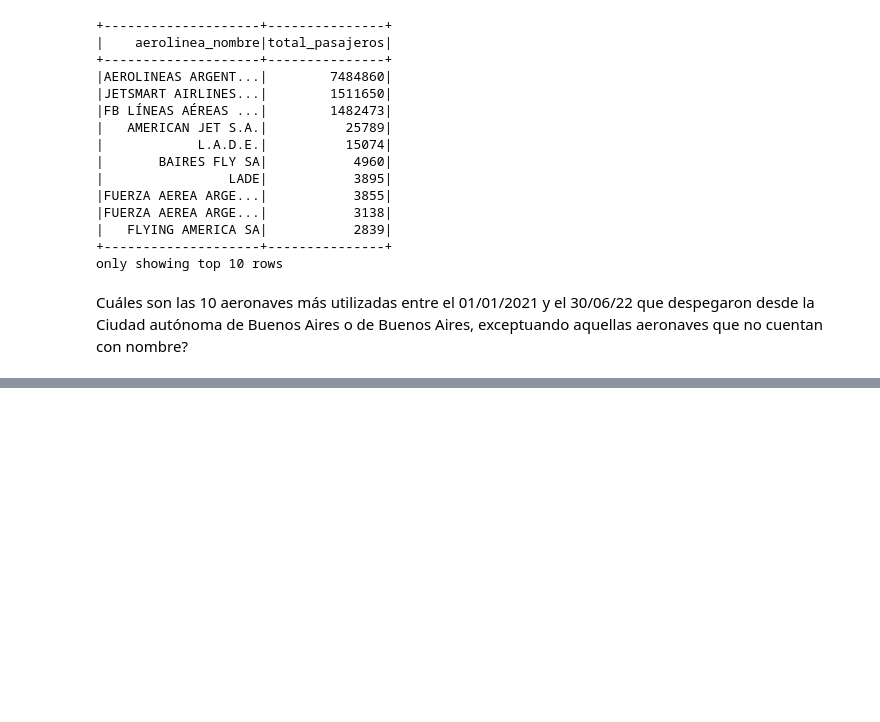
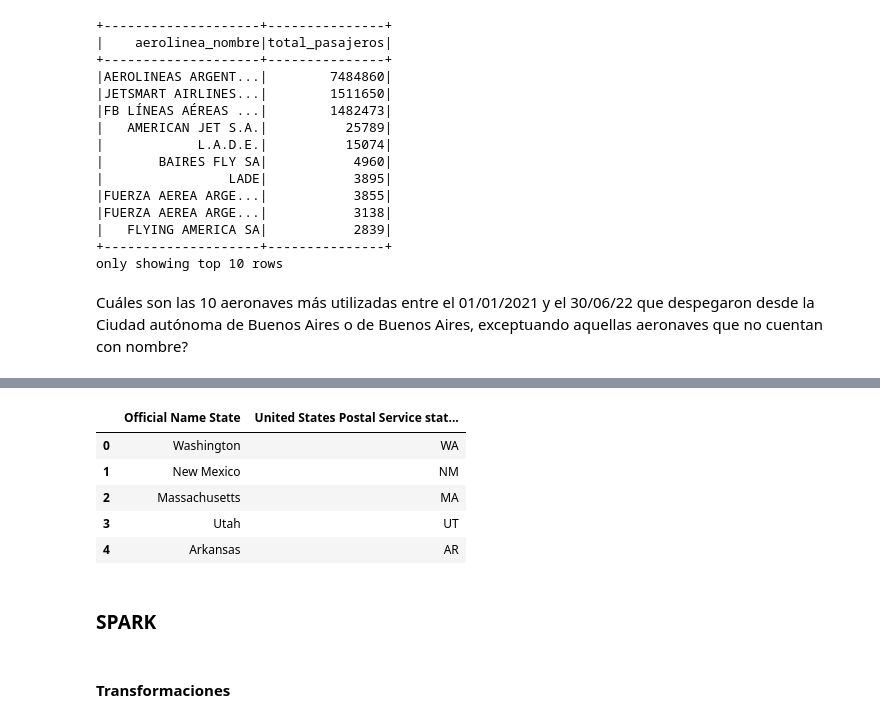
Before and after one commit to gabrielfernandorey/EDVAI, a Jupyter notebook: TP Final/Edvai_TP_Final.ipynb, the cells around one changed output, grey strips where cells are left out. Saved outputs shown, nothing was run; the diff lists cells and outputs as text; code cells hidden in the pictures; blank space fills up the shorter version.

```diff
--- a/TP Final/Edvai_TP_Final.ipynb
+++ b/TP Final/Edvai_TP_Final.ipynb
@@ -412,0 +481,15 @@ Cuáles son las 10 aeronaves más utilizadas entre el 01/01/2021 y el 30/06/22 q
+# %%
+df_geo = pd.read_csv("/content/geo.csv", sep=';', usecols=[4, 7])
+# %%
+df_geo.head(5)
+# %% [output]
+|  | Official Name State | United States Postal Service stat... |
+| 0 | Washington | WA |
+| 1 | New Mexico | NM |
+| 2 | Massachusetts | MA |
+| 3 | Utah | UT |
+| 4 | Arkansas | AR |
+# %% [markdown]
+### SPARK
+# %% [markdown]
+#### Transformaciones
```
Also changed, not shown: parts of 16 cells of this notebook.
